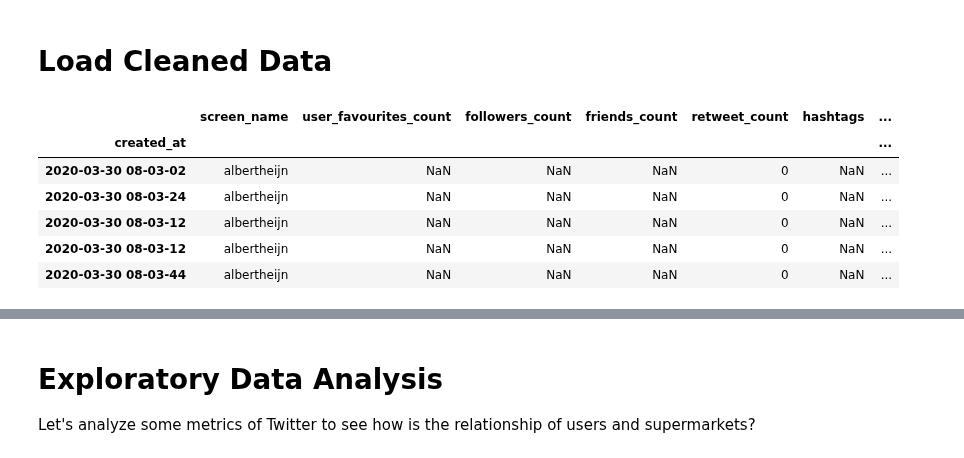
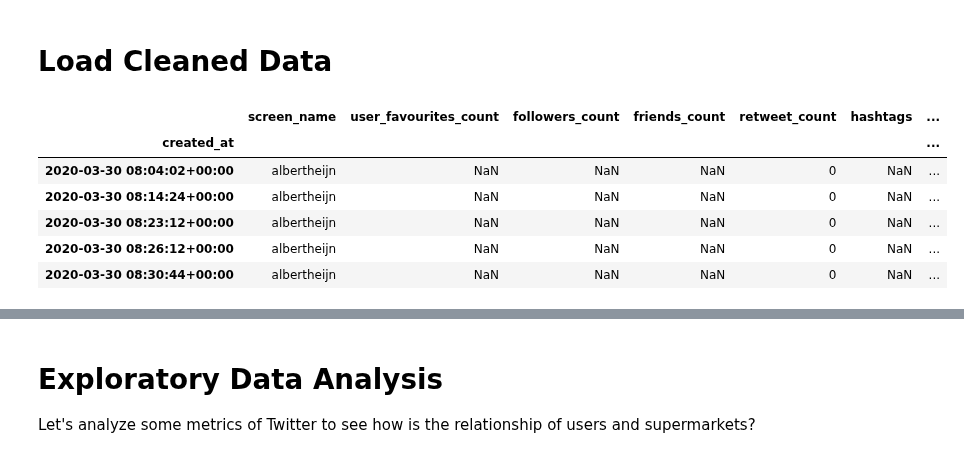
Before and after one commit to dpbac/twitter_analysis_online_grocery_NL, a Jupyter notebook: notebooks/04-EDA and Sentiment Analysis.ipynb, the cells around one changed output, grey strips where cells are left out. Cells and saved outputs as stored; diff of their text form; code cells hidden in the pictures.

```diff
--- a/notebooks/04-EDA and Sentiment Analysis.ipynb
+++ b/notebooks/04-EDA and Sentiment Analysis.ipynb
@@ -38,16 +37,16 @@ TodaysDate = time.strftime("%Y-%m-%d")
 # %% [markdown]
 # Load Cleaned Data
 # %%
-df_all = pd.read_csv("../data/processed/tweets_data_for_sentiment_analysis_2020-06-27.csv",index_col='created_at')
+df_all = pd.read_csv("../data/processed/tweets_data_for_sentiment_analysis_2020-06-28.csv",index_col='created_at')
 df_all.head()
 # %% [output]
 |  | screen_name | user_favourites_count | followers_count | friends_count | retweet_count | hashtags | ... |
 | created_at |  |  |  |  |  |  | ... |
-| 2020-03-30 08-03-02 | albertheijn | NaN | NaN | NaN | 0 | NaN | ... |
-| 2020-03-30 08-03-24 | albertheijn | NaN | NaN | NaN | 0 | NaN | ... |
-| 2020-03-30 08-03-12 | albertheijn | NaN | NaN | NaN | 0 | NaN | ... |
-| 2020-03-30 08-03-12 | albertheijn | NaN | NaN | NaN | 0 | NaN | ... |
-| 2020-03-30 08-03-44 | albertheijn | NaN | NaN | NaN | 0 | NaN | ... |
+| 2020-03-30 08:04:02+00:00 | albertheijn | NaN | NaN | NaN | 0 | NaN | ... |
+| 2020-03-30 08:14:24+00:00 | albertheijn | NaN | NaN | NaN | 0 | NaN | ... |
+| 2020-03-30 08:23:12+00:00 | albertheijn | NaN | NaN | NaN | 0 | NaN | ... |
+| 2020-03-30 08:26:12+00:00 | albertheijn | NaN | NaN | NaN | 0 | NaN | ... |
+| 2020-03-30 08:30:44+00:00 | albertheijn | NaN | NaN | NaN | 0 | NaN | ... |
 # %%
 df_all.info()
 # %% [output]
```
Also changed, not shown: parts of 26 cells of this notebook, 3 other files.
